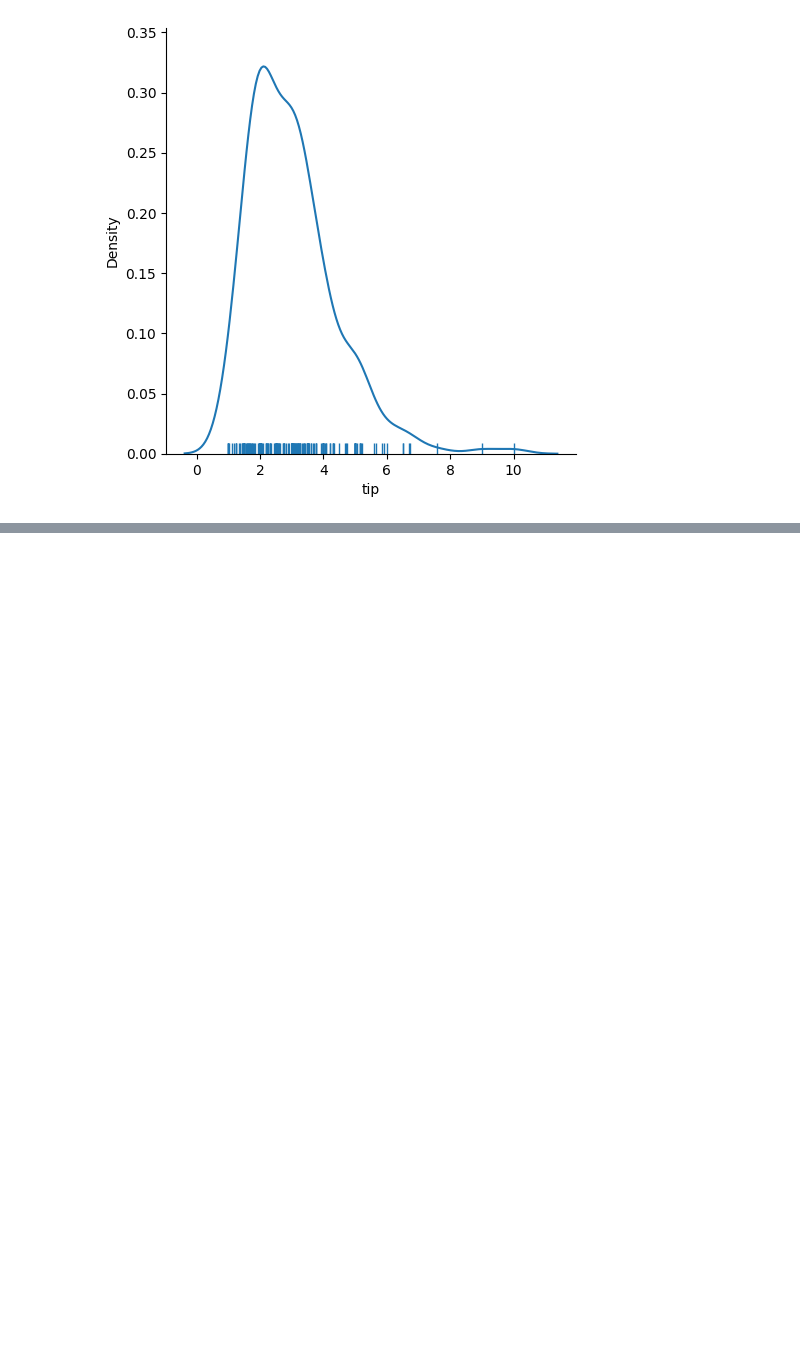
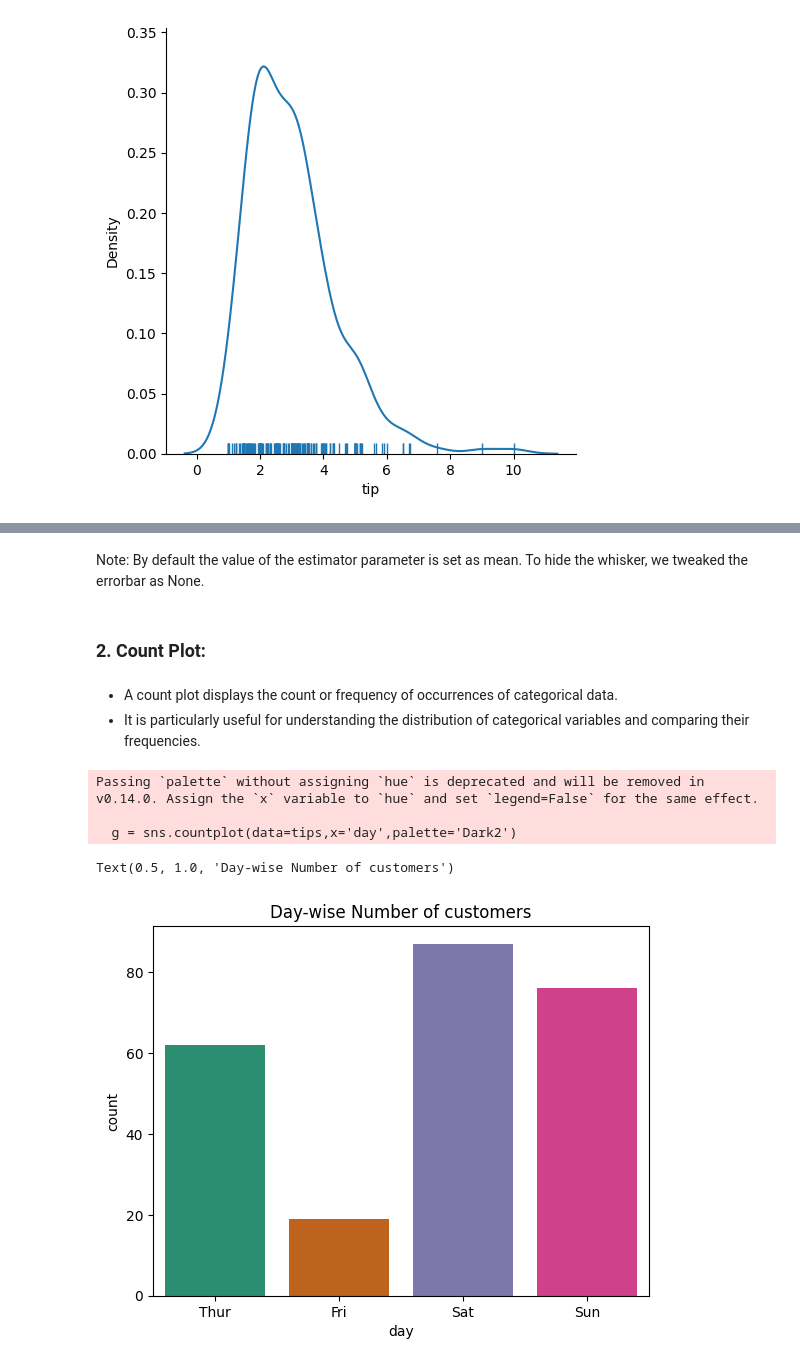
Before and after one commit to jedesai/Data-Visualization, a Jupyter notebook: Seaborn/vis.ipynb, the cells around one changed output, grey strips where cells are left out. Drawn from its saved outputs; the diff is of its cells as text; code cells hidden in the pictures; blank space fills up the shorter version.

```diff
--- a/Seaborn/vis.ipynb
+++ b/Seaborn/vis.ipynb
@@ -182,0 +221,17 @@ sns.displot(data=tips,x='tip',kind='kde',rug=True)
+# %% [markdown]
+Note: By default the value of the estimator parameter is set as mean. To hide the whisker, we tweaked the errorbar as None.
+# %% [markdown]
+### 2. Count Plot:
+# %% [markdown]
+- A count plot displays the count or frequency of occurrences of categorical data.
+- It is particularly useful for understanding the distribution of categorical variables and comparing their frequencies.
+# %%
+# Axes level function
+g = sns.countplot(data=tips,x='day',palette='Dark2')
+g.set_title('Day-wise Number of customers')
+# %% [output]
+Passing `palette` without assigning `hue` is deprecated and will be removed in v0.14.0. Assign the `x` variable to `hue` and set `legend=False` for the same effect.
+
+  g = sns.countplot(data=tips,x='day',palette='Dark2')
+Text(0.5, 1.0, 'Day-wise Number of customers')
+[figure, added]
```
Also changed, not shown: parts of 29 cells of this notebook, 1 other file.
